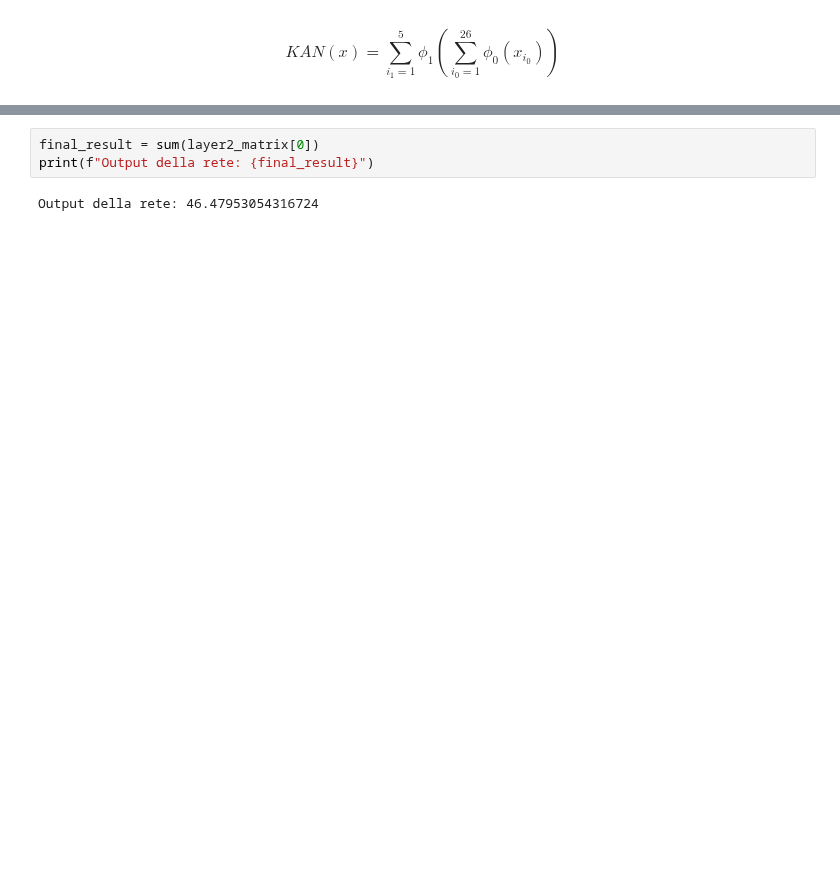
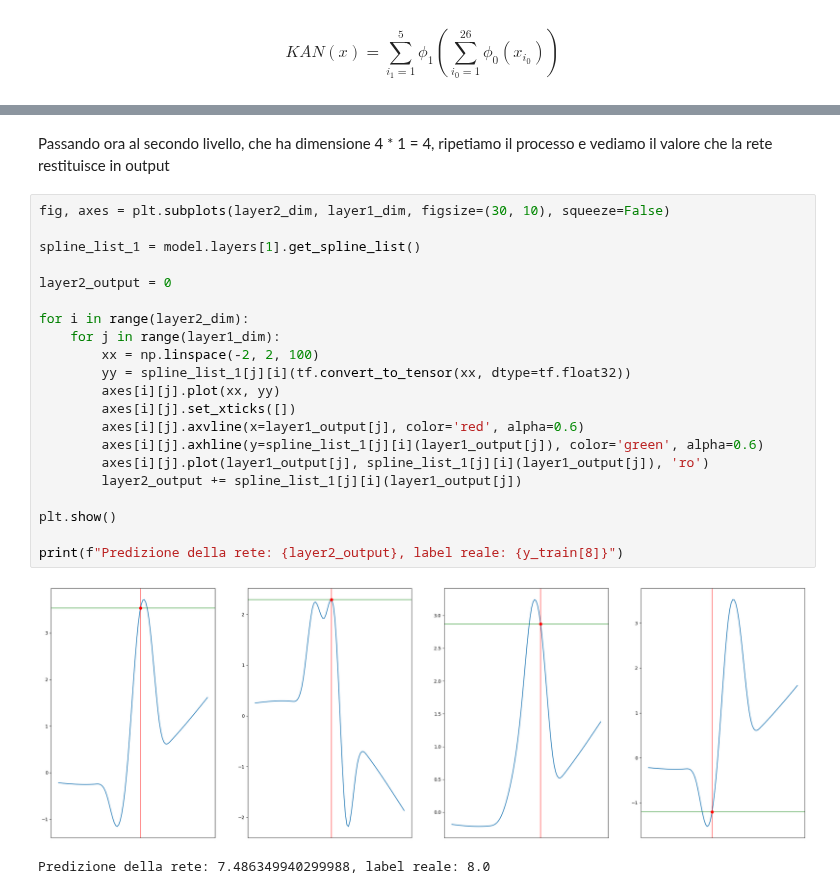
Before and after one commit to Church-17/YesWeKAN, a Jupyter notebook: visualize_spline.ipynb, the cells around one changed output, grey strips where cells are left out. Drawn from its saved outputs; the diff is of its cells as text; blank space fills up the shorter version.

```diff
--- a/visualize_spline.ipynb
+++ b/visualize_spline.ipynb
@@ -147,5 +121,26 @@ IndexError: list index out of range
-# %%
-final_result = sum(layer2_matrix[0])
-print(f"Output della rete: {final_result}")
-# %% [output]
-Output della rete: 46.47953054316724
+# %% [markdown]
+Passando ora al secondo livello, che ha dimensione 4 * 1 = 4, ripetiamo il processo e vediamo il valore che la rete restituisce in output
+# %%
+fig, axes = plt.subplots(layer2_dim, layer1_dim, figsize=(30, 10), squeeze=False)
+
+spline_list_1 = model.layers[1].get_spline_list()
+
+layer2_output = 0
+
+for i in range(layer2_dim):
+    for j in range(layer1_dim):
+        xx = np.linspace(-2, 2, 100)
+        yy = spline_list_1[j][i](tf.convert_to_tensor(xx, dtype=tf.float32))
+        axes[i][j].plot(xx, yy)
+        axes[i][j].set_xticks([])
+        axes[i][j].axvline(x=layer1_output[j], color='red', alpha=0.6)
+        axes[i][j].axhline(y=spline_list_1[j][i](layer1_output[j]), color='green', alpha=0.6)
+        axes[i][j].plot(layer1_output[j], spline_list_1[j][i](layer1_output[j]), 'ro')
+        layer2_output += spline_list_1[j][i](layer1_output[j])
+
+plt.show()
+
+print(f"Predizione della rete: {layer2_output}, label reale: {y_train[8]}")
+# %% [output]
+[figure, added]
+Predizione della rete: 7.486349940299988, label reale: 8.0
```
Also changed, not shown: parts of 10 cells of this notebook.
